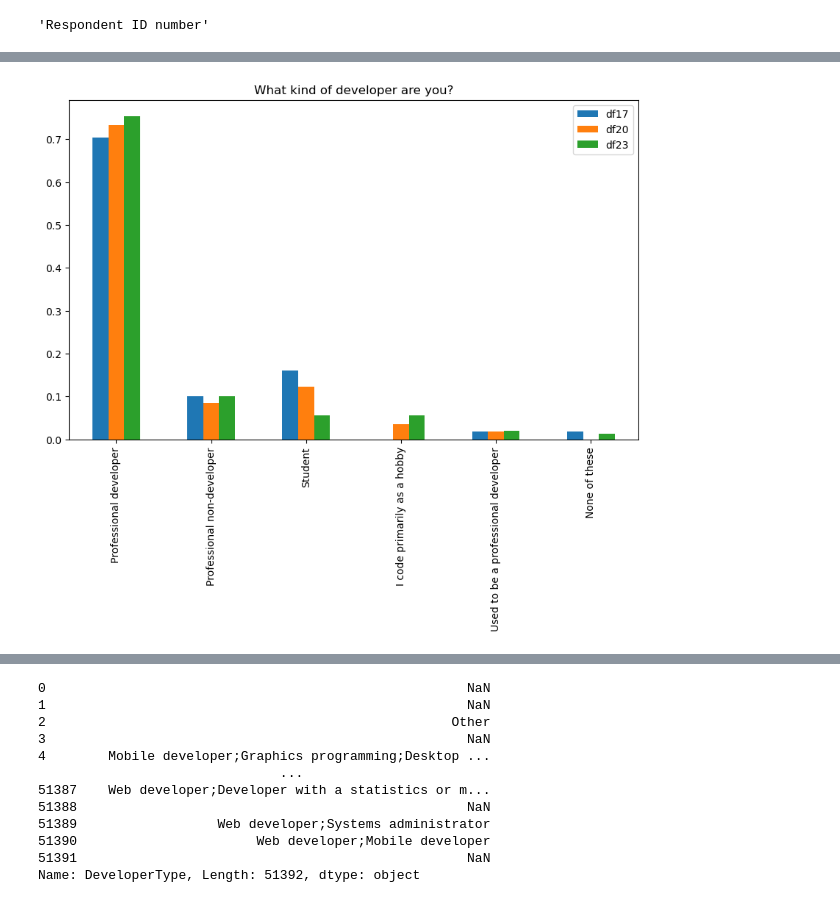
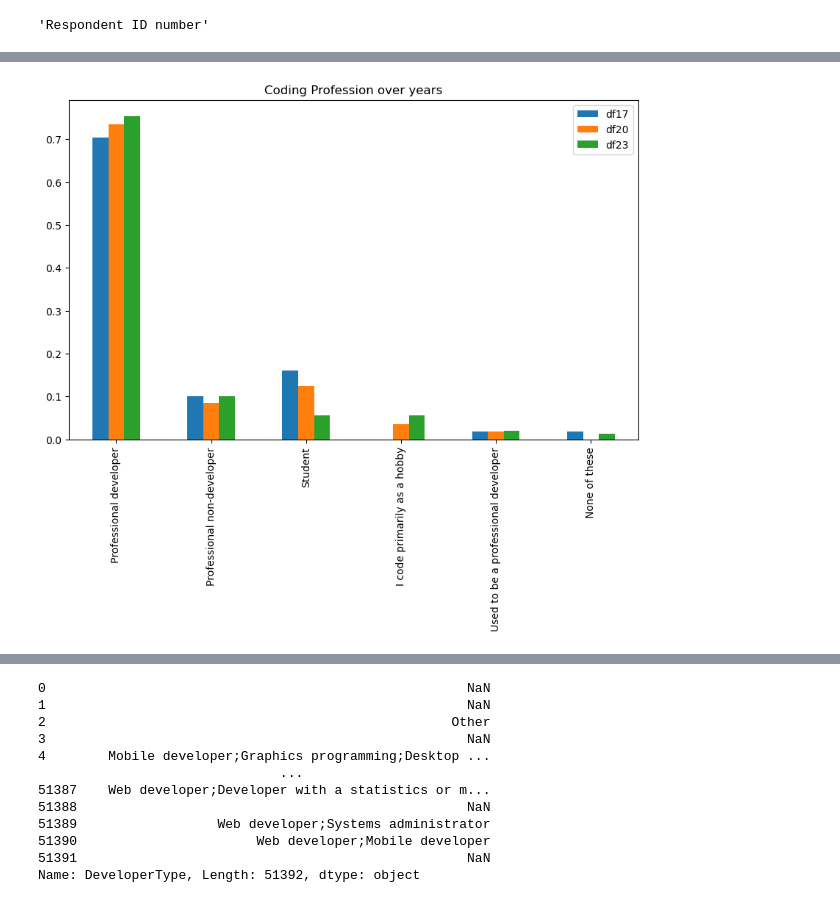
Before and after one commit to sbbassam/UD_DataScientist, a Jupyter notebook: Blog Post/StackOverflow_Annual_Survey.ipynb, the cells around one changed output, grey strips where cells are left out. Cells and saved outputs as stored; diff of their text form; code cells hidden in the pictures.

```diff
--- a/Blog Post/StackOverflow_Annual_Survey.ipynb
+++ b/Blog Post/StackOverflow_Annual_Survey.ipynb
@@ -132,23 +205,23 @@ plt.title('Survey Count for top 20 Countries Over 3 Years');
 # %%
 #Provide a pandas series of the counts for each dataframe
 status_vals17 = df17['Professional'].value_counts()/df17.shape[0]
-status_vals20 = df20['MainBranch'].value_counts()/df20.shape[0]
+status_vals20 = df20['MainBranch'].value_counts()/(df20.shape[0] - sum(df20['MainBranch'].isnull()))
 status_vals23 = df23['MainBranch'].value_counts()/df23.shape[0]
 
 # renaming the status in all 3 data frames
 new_status_names = {'I am a developer by profession': 'Professional developer',
                     'I am not primarily a developer, but I write code sometimes as part of my work/studies': 'Professional non-developer',
                     'I used to be a developer by profession, but no longer am': 'Used to be a professional developer',
                     'I am a student who is learning to code': 'Student',
                     'I am learning to code':'Student',
                     'Professional non-developer who sometimes writes code':'Professional non-developer',
                     'I am not primarily a developer, but I write code sometimes as part of my work':'Professional non-developer'}
 
 status_vals17,status_vals20,status_vals23 = rename_values(status_vals17,status_vals20,status_vals23,new_status_names)
 
 # Combine and Plot the bar chart
 combined_status = combine_data(status_vals17,status_vals20,status_vals23)
 combined_status.plot(kind='bar', figsize=(10, 6))
-plt.title('What kind of developer are you?');
+plt.title('Coding Profession over years');
 # %% [output]
-[figure, old version]
+[figure, new version]
```
Also changed, not shown: parts of 77 cells of this notebook.
